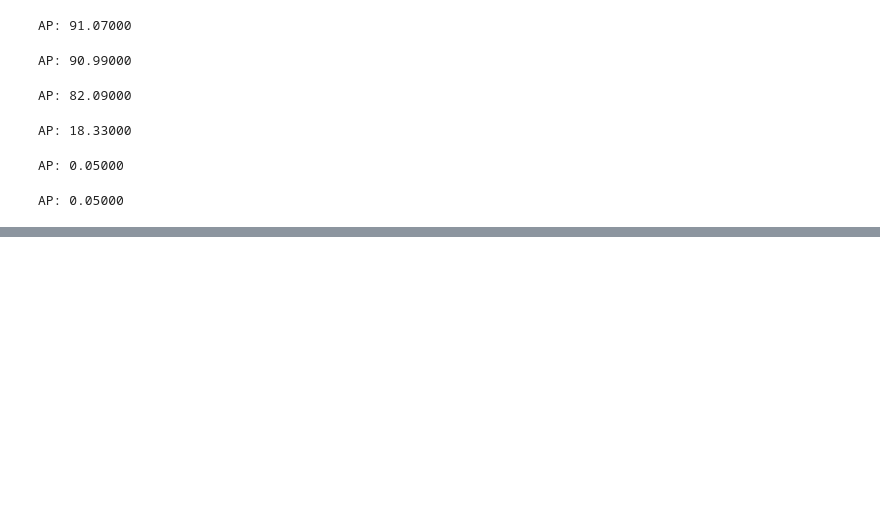
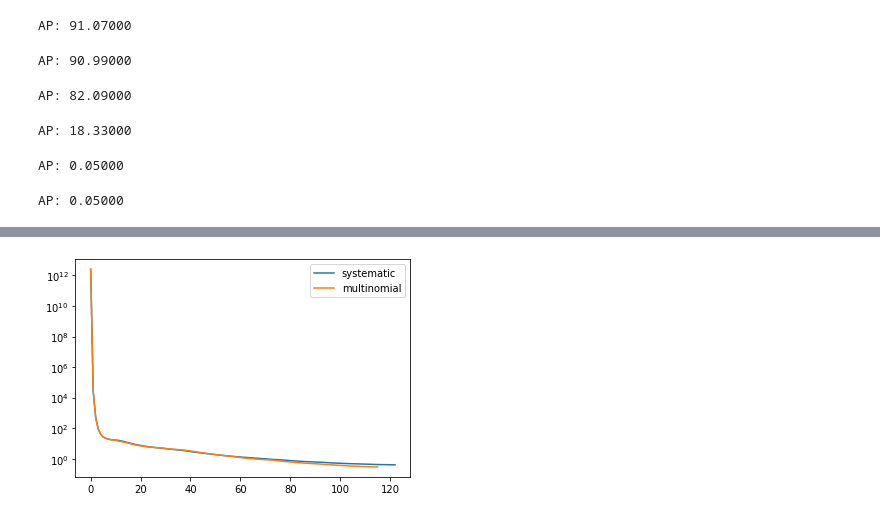
Before and after one commit to MauroCE/ManifoldSampling, a Jupyter notebook: Experiment 88 - MS on G&K 20-dim new experiments.ipynb, the cells around one changed output, grey strips where cells are left out. Drawn from its saved outputs; the diff is of its cells as text; code cells hidden in the pictures; blank space fills up the shorter version.

Commit message:
added systematic resampling to smc and printing of resampling scheme

```diff
--- a/Experiment 88 - MS on G&K 20-dim new experiments.ipynb
+++ b/Experiment 88 - MS on G&K 20-dim new experiments.ipynb
@@ -395,0 +406,30 @@ Iteration:  1
+# %%
+SOMETHING2 = MSAdaptive(generate_settings(
+        d=d,
+        N=5000,
+        B=B,
+        δ=0.01,
+        δmin=δmin,
+        min_pm=min_pm,
+        verbose=True,
+        εs_fixed=None,
+        adaptiveε=True,
+        adaptiveδ=False,
+        z0_manual=None,
+        pm_target=0.23,
+        pm_switch=pm_switch,
+        prior_seed=1111,
+        low_memory=True,
+        integrator='rwm',
+        εprop_switch=0.01,
+        ε0_manual=None,
+        quantile_value=0.5,
+        initialization='prior',
+        switch_strategy='pm',
+        kernel='uniform',
+        use_autograd=False,
+        stopping_criterion={'εmin', 'pm'},
+        resampling_seed=1234,
+        mh_kernel_seed=1234,
+        resampling_scheme='multinomial'))
+_ = SOMETHING2.sample()
@@ -395,0 +454,9 @@ Iteration:  1
+# %%
+fig, ax = plt.subplots()
+ax.plot(SOMETHING.εs, label='systematic')
+ax.plot(SOMETHING2.εs, label='multinomial')
+ax.set_yscale('log')
+ax.legend()
+plt.show()
+# %% [output]
+[figure, added]
```
Also changed, not shown: parts of 6 cells of this notebook, 1 other file.
